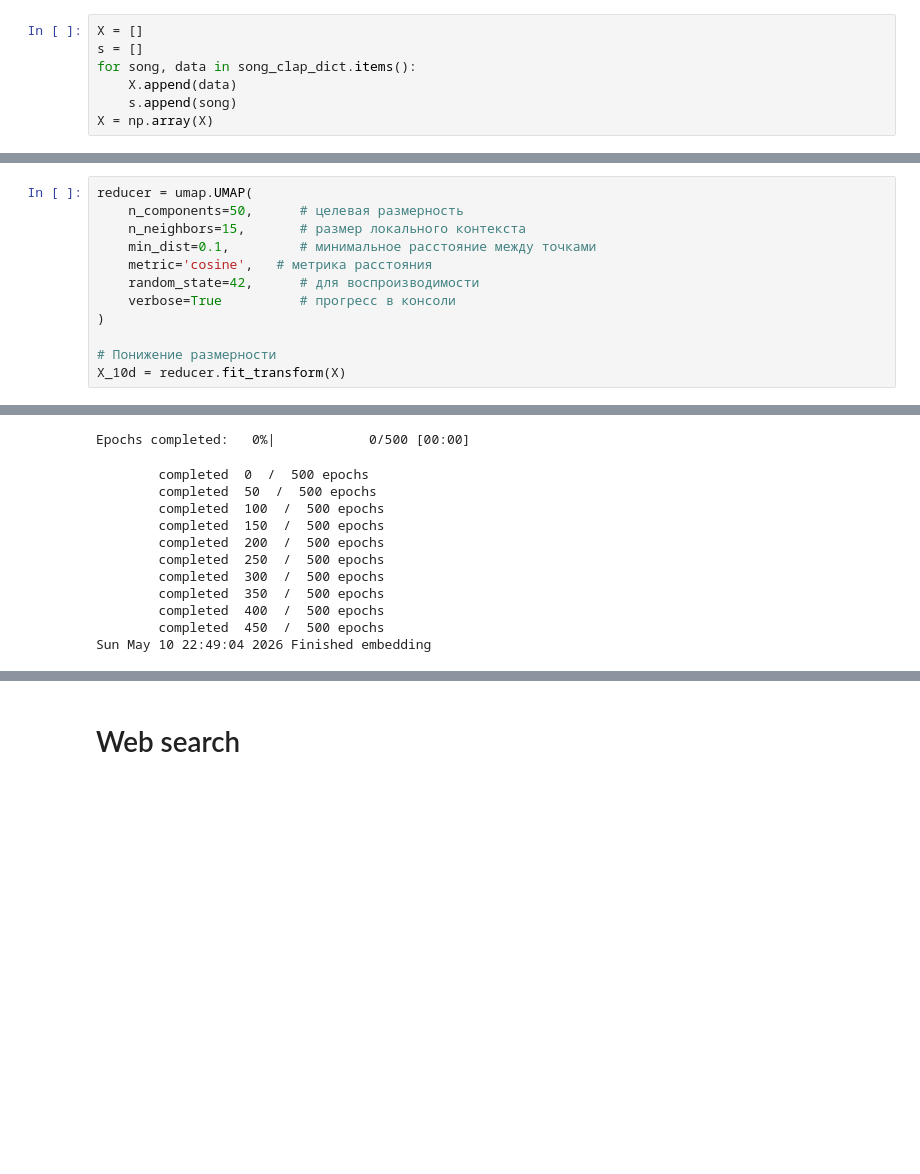
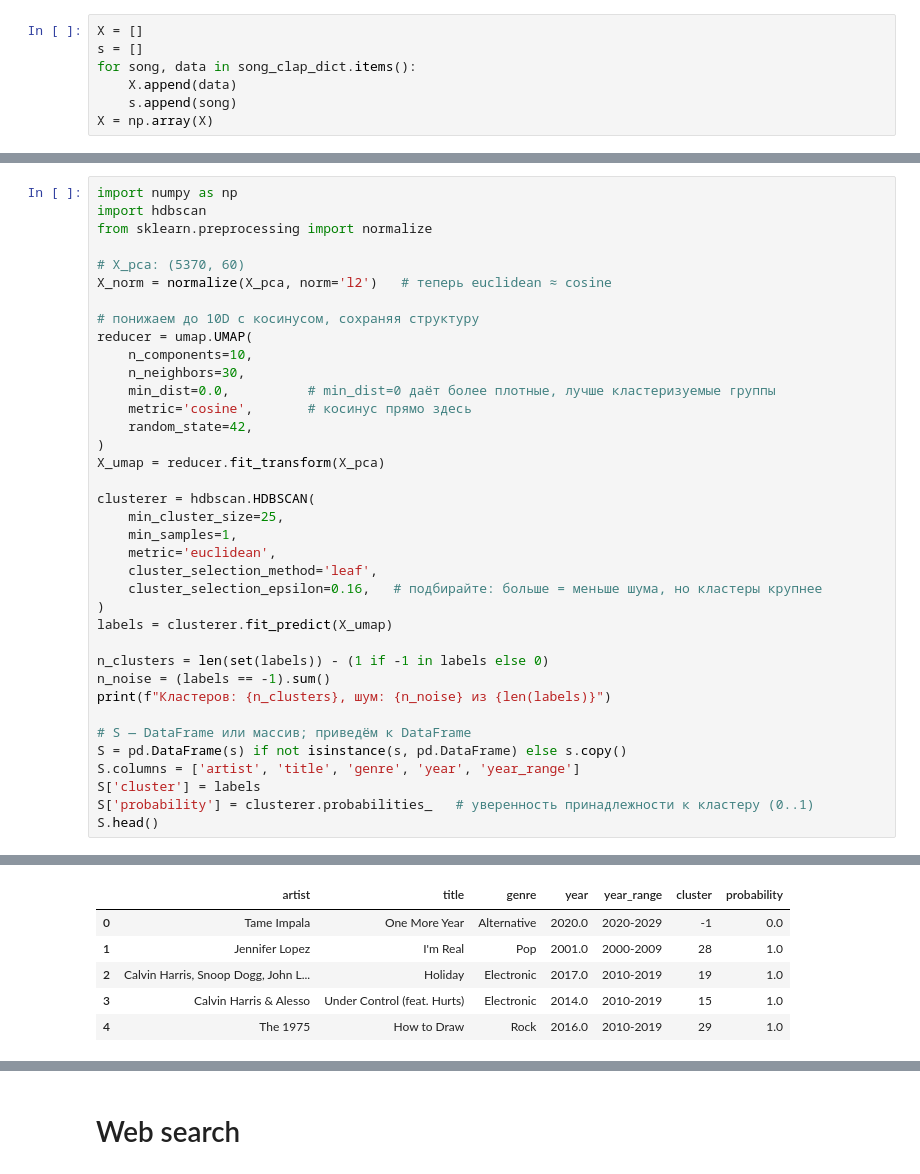
Before and after one commit to mr-racer/lyrics-search, a Jupyter notebook: notebooks/similar_music.ipynb, the cells around one changed output, grey strips where cells are left out. Saved outputs shown, nothing was run; the diff lists cells and outputs as text; blank space fills up the shorter version.

```diff
--- a/notebooks/similar_music.ipynb
+++ b/notebooks/similar_music.ipynb
@@ -570,13 +636,38 @@ X = np.array(X)
 # %%
+import numpy as np
+import hdbscan
+from sklearn.preprocessing import normalize
+
+# X_pca: (5370, 60)
+X_norm = normalize(X_pca, norm='l2')   # теперь euclidean ≈ cosine
+
+# понижаем до 10D с косинусом, сохраняя структуру
 reducer = umap.UMAP(
-    n_components=50,      # целевая размерность
-    n_neighbors=15,       # размер локального контекста
-    min_dist=0.1,         # минимальное расстояние между точками
-    metric='cosine',   # метрика расстояния
-    random_state=42,      # для воспроизводимости
-    verbose=True          # прогресс в консоли
+    n_components=10,
+    n_neighbors=30,
+    min_dist=0.0,          # min_dist=0 даёт более плотные, лучше кластеризуемые группы
+    metric='cosine',       # косинус прямо здесь
+    random_state=42,
 )
+X_umap = reducer.fit_transform(X_pca)
 
-# Понижение размерности
-X_10d = reducer.fit_transform(X)
+clusterer = hdbscan.HDBSCAN(
+    min_cluster_size=25,
+    min_samples=1,
+    metric='euclidean',
+    cluster_selection_method='leaf',
+    cluster_selection_epsilon=0.16,   # подбирайте: больше = меньше шума, но кластеры крупнее
+)
+labels = clusterer.fit_predict(X_umap)
+
+n_clusters = len(set(labels)) - (1 if -1 in labels else 0)
+n_noise = (labels == -1).sum()
+print(f"Кластеров: {n_clusters}, шум: {n_noise} из {len(labels)}")
+
+# S — DataFrame или массив; приведём к DataFrame
+S = pd.DataFrame(s) if not isinstance(s, pd.DataFrame) else s.copy()
+S.columns = ['artist', 'title', 'genre', 'year', 'year_range']
+S['cluster'] = labels
+S['probability'] = clusterer.probabilities_   # уверенность принадлежности к кластеру (0..1)
+S.head()
 # %% [output]
@@ -594,12 +675,6 @@ Sun May 10 22:48:53 2026 Construct embedding
-Epochs completed:   0%|            0/500 [00:00]
-        completed  0  /  500 epochs
-        completed  50  /  500 epochs
-        completed  100  /  500 epochs
-        completed  150  /  500 epochs
-        completed  200  /  500 epochs
-        completed  250  /  500 epochs
-        completed  300  /  500 epochs
-        completed  350  /  500 epochs
-        completed  400  /  500 epochs
-        completed  450  /  500 epochs
-Sun May 10 22:49:04 2026 Finished embedding
+|  | artist | title | genre | year | year_range | cluster | probability |
+| 0 | Tame Impala | One More Year | Alternative | 2020.0 | 2020-2029 | -1 | 0.0 |
+| 1 | Jennifer Lopez | I'm Real | Pop | 2001.0 | 2000-2009 | 28 | 1.0 |
+| 2 | Calvin Harris, Snoop Dogg, John L... | Holiday | Electronic | 2017.0 | 2010-2019 | 19 | 1.0 |
+| 3 | Calvin Harris & Alesso | Under Control (feat. Hurts) | Electronic | 2014.0 | 2010-2019 | 15 | 1.0 |
+| 4 | The 1975 | How to Draw | Rock | 2016.0 | 2010-2019 | 29 | 1.0 |
```
Also changed, not shown: parts of 39 cells of this notebook, 4 other files.
